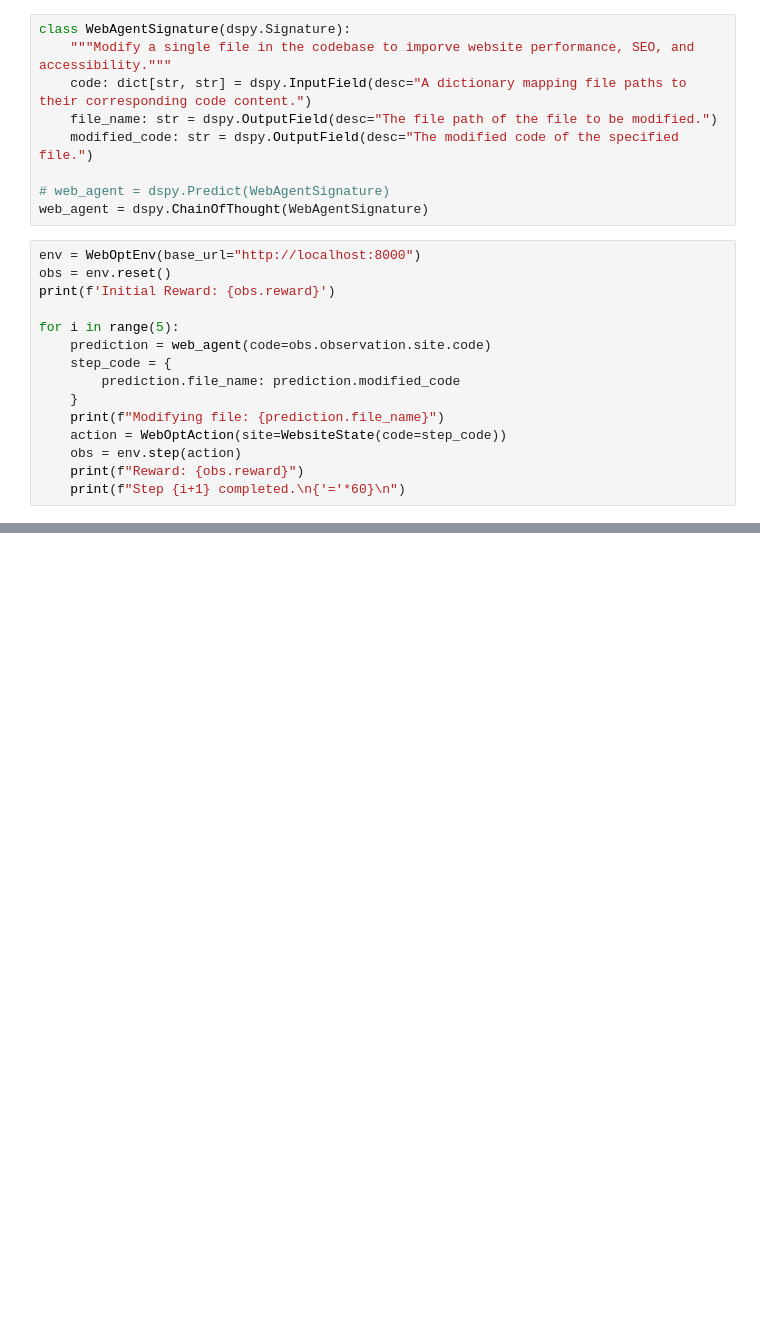
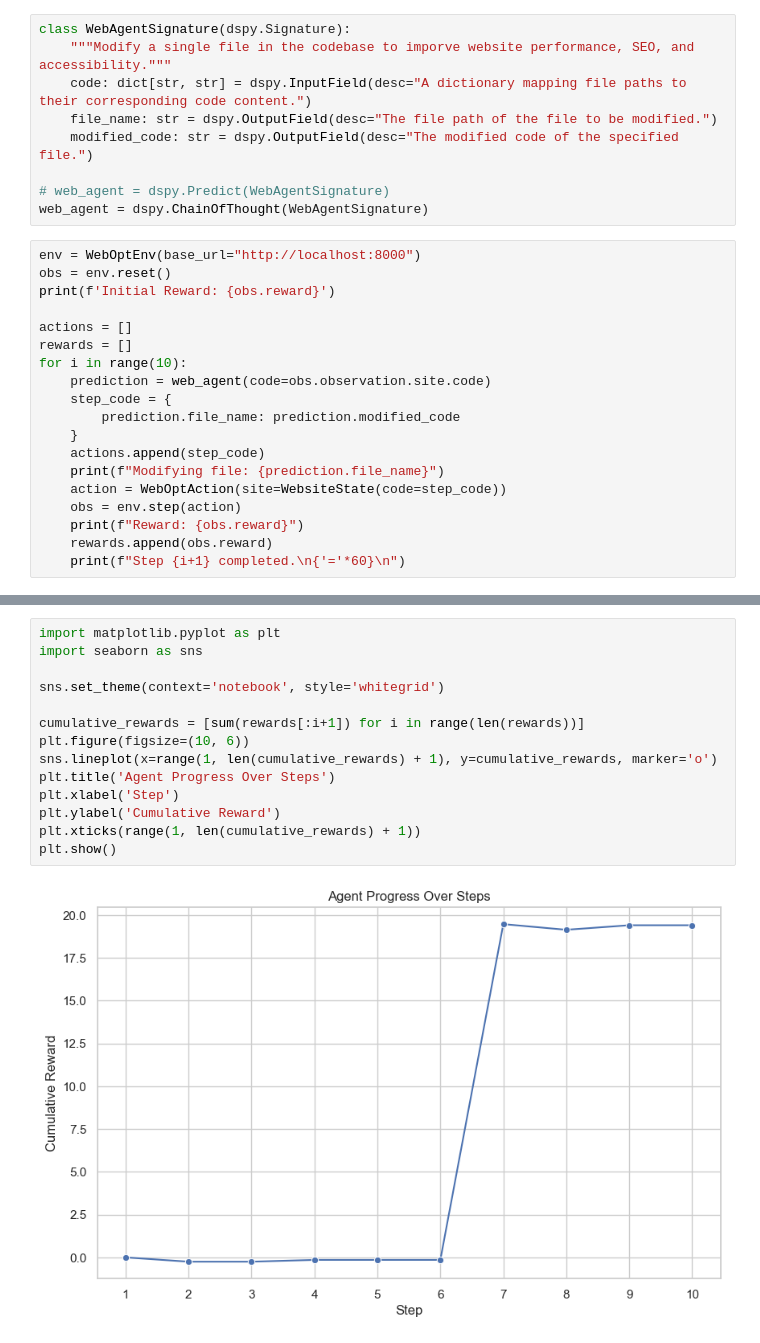
Before and after one commit to alex-kharlamov/WebOptEnv, a Jupyter notebook: baseline/claude_cot_baseline.ipynb, the cells around one changed output, grey strips where cells are left out. Saved outputs shown, nothing was run; the diff lists cells and outputs as text; blank space fills up the shorter version.

Commit message:
Run baseline for longer and plot

```diff
--- a/baseline/claude_cot_baseline.ipynb
+++ b/baseline/claude_cot_baseline.ipynb
@@ -24,15 +28,19 @@ env = WebOptEnv(base_url="http://localhost:8000")
 obs = env.reset()
 print(f'Initial Reward: {obs.reward}')
 
-for i in range(5):
+actions = []
+rewards = []
+for i in range(10):
     prediction = web_agent(code=obs.observation.site.code)
     step_code = {
         prediction.file_name: prediction.modified_code
     }
+    actions.append(step_code)
     print(f"Modifying file: {prediction.file_name}")
     action = WebOptAction(site=WebsiteState(code=step_code))
     obs = env.step(action)
     print(f"Reward: {obs.reward}")
+    rewards.append(obs.reward)
     print(f"Step {i+1} completed.\n{'='*60}\n")
 # %% [output]
 Initial Reward: 0
@@ -54,0 +81,16 @@ Step 5 completed.
+# %%
+import matplotlib.pyplot as plt
+import seaborn as sns
+
+sns.set_theme(context='notebook', style='whitegrid')
+
+cumulative_rewards = [sum(rewards[:i+1]) for i in range(len(rewards))]
+plt.figure(figsize=(10, 6))
+sns.lineplot(x=range(1, len(cumulative_rewards) + 1), y=cumulative_rewards, marker='o')
+plt.title('Agent Progress Over Steps')
+plt.xlabel('Step')
+plt.ylabel('Cumulative Reward')
+plt.xticks(range(1, len(cumulative_rewards) + 1))
+plt.show()
+# %% [output]
+[figure, added]
```
Also changed, not shown: parts of 3 cells of this notebook.
